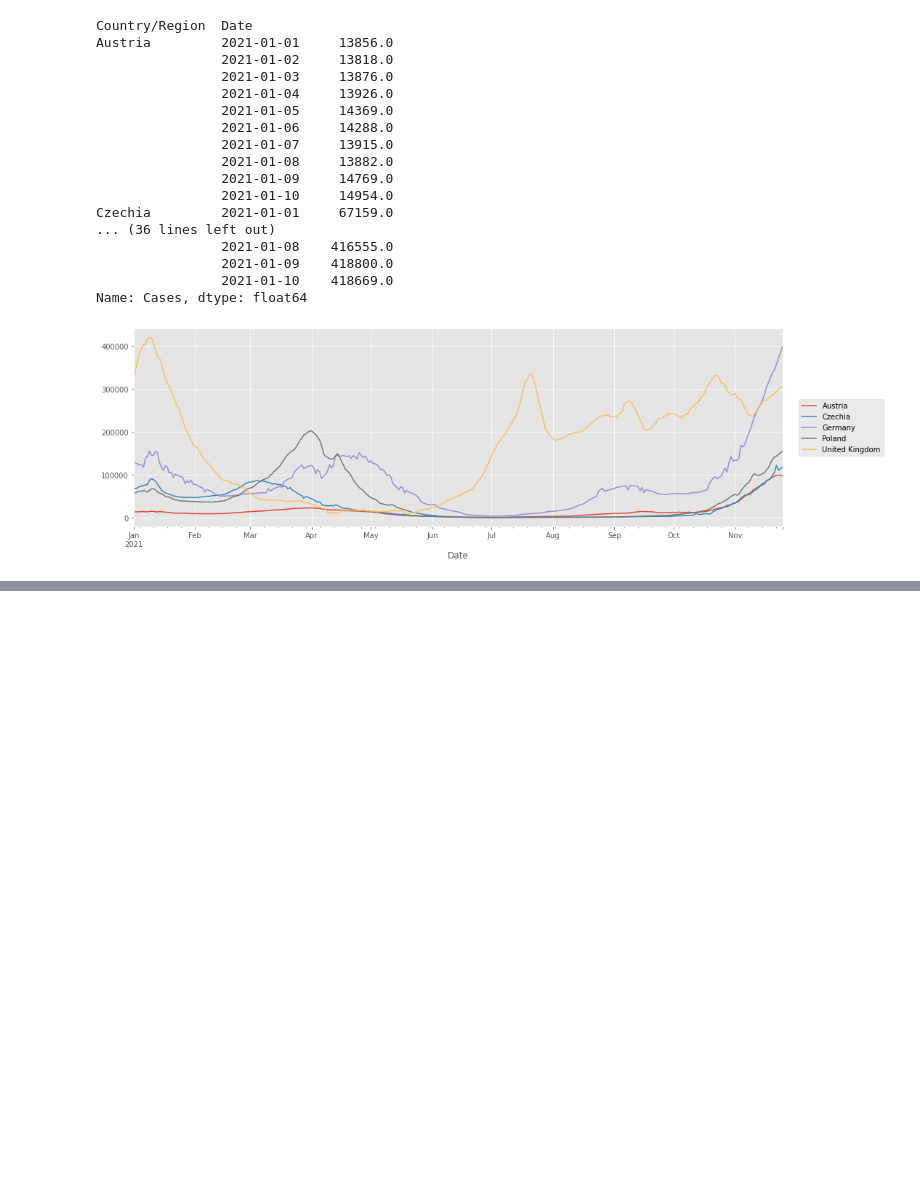
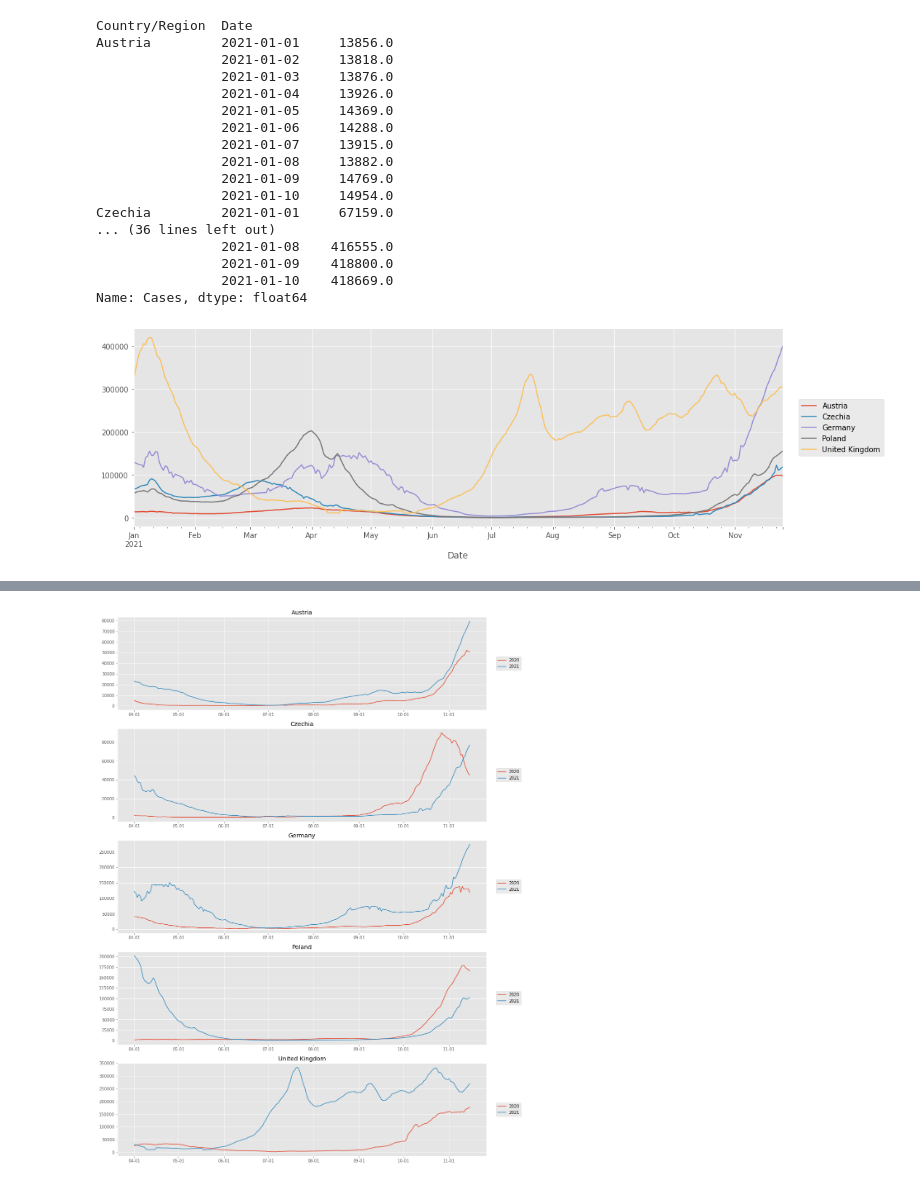
Before and after one commit to jaroslawr/jupyter-notebooks, a Jupyter notebook: dataset_covid/dataset_covid.ipynb, the cells around one changed output, grey strips where cells are left out. Cells and saved outputs as stored; diff of their text form; code cells hidden in the pictures; blank space fills up the shorter version.

Commit message:
[covid] Add year-to-year comparison graph.

```diff
--- a/dataset_covid/dataset_covid.ipynb
+++ b/dataset_covid/dataset_covid.ipynb
@@ -238,0 +241,12 @@ plot(cases_moving_average.unstack(level="Country/Region"))
+# %%
+def moving_average_year_to_year(df, window_days, years):
+    return pd.concat(
+        moving_average(df.loc[countries], window_days, pd.to_datetime(f"{year}-04-01"), pd.to_datetime(f"{year}-11-15"))
+        .reset_index()
+        .assign(**{"Year": year, "Day": lambda df: df["Date"].dt.strftime("%m-%d")})
+        .drop(columns=["Date"])
+        for year in years
+    ).set_index(["Country/Region", "Year", "Day"]).sort_index()
+# %%
+cases_year_to_year = moving_average_year_to_year(df.loc[countries], window_days=7, years=[2020, 2021])
+cases_year_to_year.groupby(["Country/Region", "Year"]).head(5)
@@ -238,0 +272,15 @@ plot(cases_moving_average.unstack(level="Country/Region"))
+# %%
+def plot_cases_year_to_year(df):
+    countries, years, days = df.index.levels
+    fig, axs = plt.subplots(nrows=len(countries), ncols=1, figsize=(16, 24))
+    for ax, country in zip(axs, countries):
+        for year in years:
+            cases = df.loc[(country, year), "Cases"]
+            ax.plot(cases.index, cases.values, label=year)
+        ax.set_title(country)
+        ax.set_xticks([day for day in days if day.endswith("-01")])
+        ax.legend(loc="center left", bbox_to_anchor=(1.02, 0.5))
+# %%
+plot_cases_year_to_year(cases_year_to_year)
+# %% [output]
+[figure, added]
```
Also changed, not shown: parts of 2 cells of this notebook, 1 other file.
